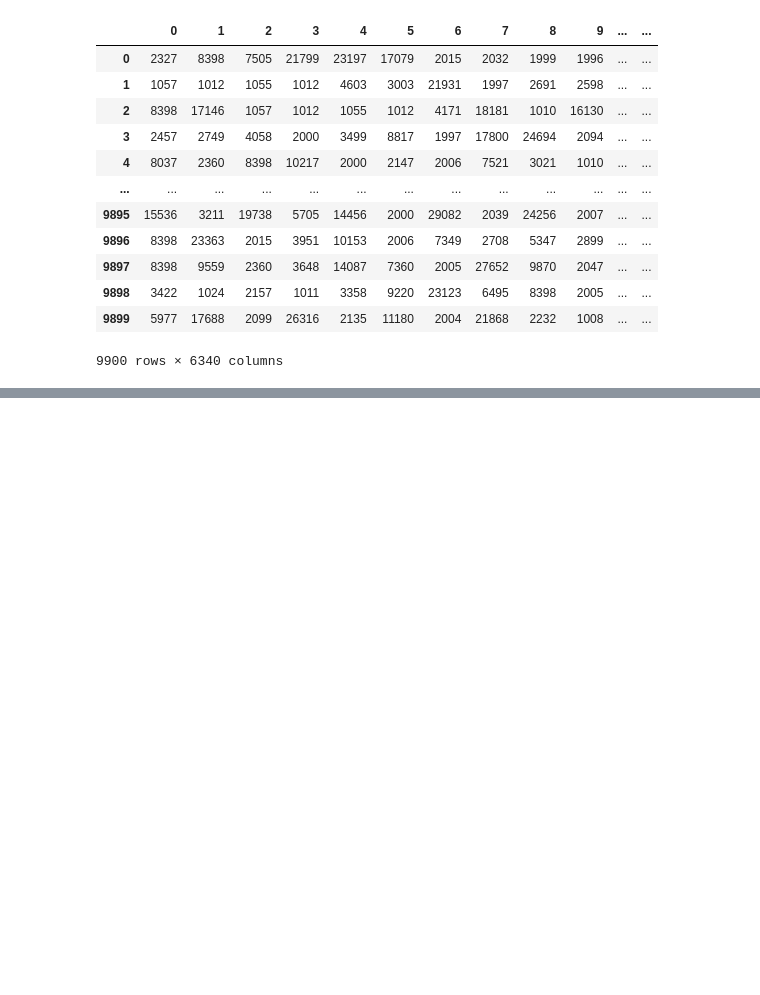
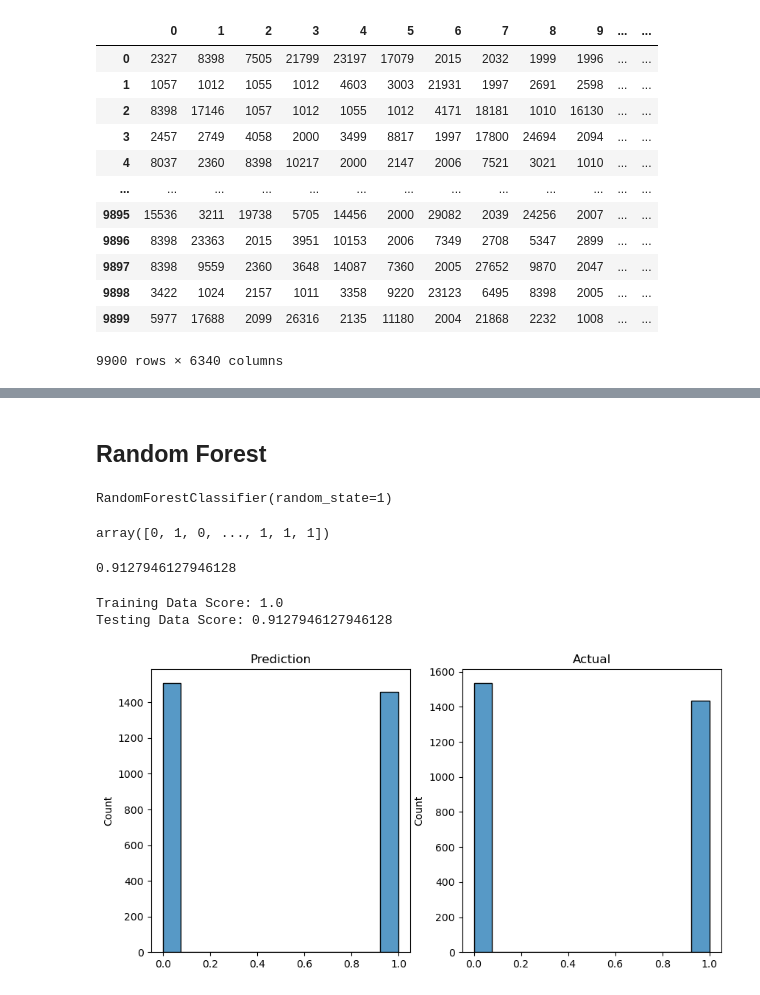
Before and after one commit to msills30/Fake_vs_Real, a Jupyter notebook: fake_vs_real.ipynb, the cells around one changed output, grey strips where cells are left out. Cells and saved outputs as stored; diff of their text form; code cells hidden in the pictures; blank space fills up the shorter version.

```diff
--- a/fake_vs_real.ipynb
+++ b/fake_vs_real.ipynb
@@ -230,0 +445,40 @@ X_test_scaled = X_scaler.transform(X_test)
+# %% [markdown]
+## Random Forest
+# %%
+# Train a Random Forest Classifier model and print the model score
+from sklearn.ensemble import RandomForestClassifier
+random_forest_model = RandomForestClassifier(random_state=1)
+random_forest_model
+# %% [output]
+RandomForestClassifier(random_state=1)
+# %%
+# Make and save testing predictions with the saved logistic regression model using the test data
+rf_model = random_forest_model.fit(X_train_scaled, y_train)
+rf_predictions = rf_model.predict(X_test_scaled)
+
+# Review the predictions
+rf_predictions
+# %% [output]
+array([0, 1, 0, ..., 1, 1, 1])
+# %%
+# Calculate the accuracy score by evaluating `y_test` vs. `testing_predictions`.
+accuracy_score(y_test, rf_predictions)
+# %% [output]
+0.9127946127946128
+# %%
+print(f"Training Data Score: {random_forest_model.score(X_train_scaled, y_train)}")
+print(f"Testing Data Score: {random_forest_model.score(X_test_scaled, y_test)}")
+# %% [output]
+Training Data Score: 1.0
+Testing Data Score: 0.9127946127946128
+# %%
+fig, (ax1, ax2) = plt.subplots(1,2, figsize=(10,5))
+sns.histplot(rf_predictions, ax=ax1)
+sns.histplot((y_test),ax=ax2)
+
+ax1.set_title('Prediction')
+ax2.set_title('Actual')
+
+plt.show()
+# %% [output]
+[figure, added]
```
Also changed, not shown: parts of 48 cells of this notebook.
